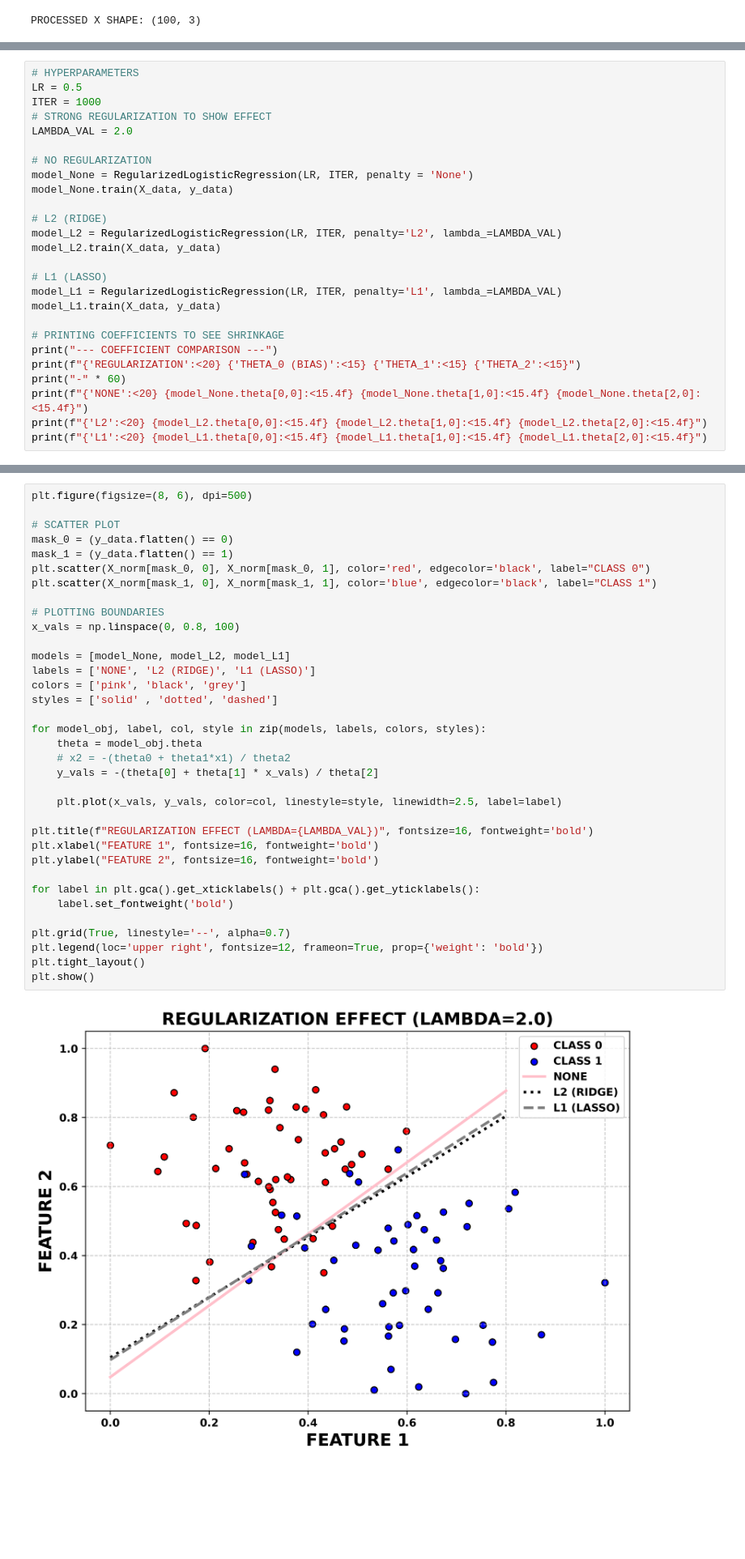
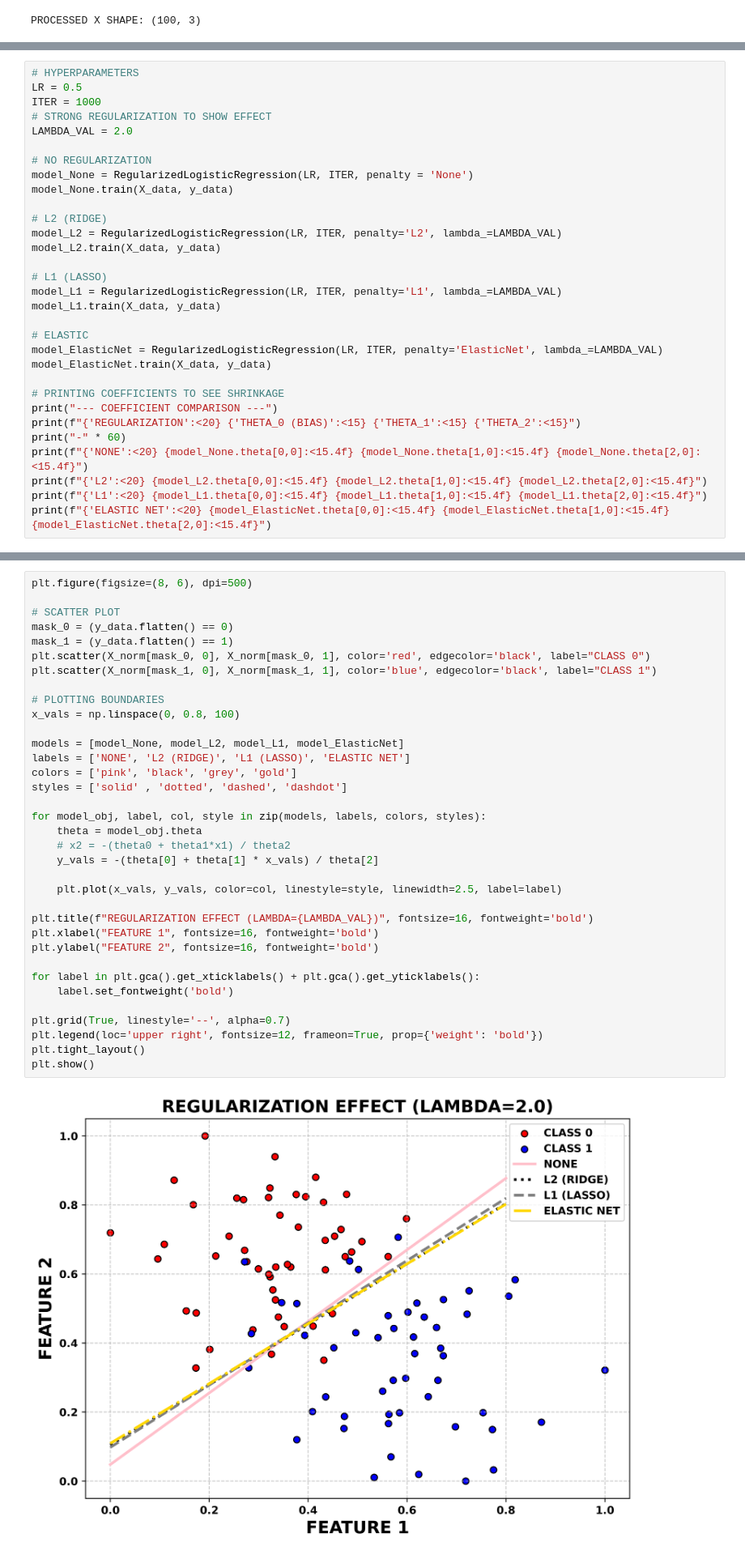
Before and after one commit to DaRkSouL36/LogisticRegression, a Jupyter notebook: LogisticRegression_Regularization.ipynb, the cells around one changed output, grey strips where cells are left out. Shown at 81% size. Cells and saved outputs as stored; diff of their text form; blank space fills up the shorter version.

```diff
--- a/LogisticRegression_Regularization.ipynb
+++ b/LogisticRegression_Regularization.ipynb
@@ -288,6 +288,10 @@ model_L2.train(X_data, y_data)
 model_L1 = RegularizedLogisticRegression(LR, ITER, penalty='L1', lambda_=LAMBDA_VAL)
 model_L1.train(X_data, y_data)
 
+# ELASTIC
+model_ElasticNet = RegularizedLogisticRegression(LR, ITER, penalty='ElasticNet', lambda_=LAMBDA_VAL)
+model_ElasticNet.train(X_data, y_data)
+
 # PRINTING COEFFICIENTS TO SEE SHRINKAGE
 print("--- COEFFICIENT COMPARISON ---")
 print(f"{'REGULARIZATION':<20} {'THETA_0 (BIAS)':<15} {'THETA_1':<15} {'THETA_2':<15}")
@@ -295,6 +299,7 @@ print("-" * 60)
 print(f"{'NONE':<20} {model_None.theta[0,0]:<15.4f} {model_None.theta[1,0]:<15.4f} {model_None.theta[2,0]:<15.4f}")
 print(f"{'L2':<20} {model_L2.theta[0,0]:<15.4f} {model_L2.theta[1,0]:<15.4f} {model_L2.theta[2,0]:<15.4f}")
 print(f"{'L1':<20} {model_L1.theta[0,0]:<15.4f} {model_L1.theta[1,0]:<15.4f} {model_L1.theta[2,0]:<15.4f}")
+print(f"{'ELASTIC NET':<20} {model_ElasticNet.theta[0,0]:<15.4f} {model_ElasticNet.theta[1,0]:<15.4f} {model_ElasticNet.theta[2,0]:<15.4f}")
 # %% [output]
 --- COEFFICIENT COMPARISON ---
 REGULARIZATION       THETA_0 (BIAS)  THETA_1         THETA_2
@@ -310,38 +316,38 @@ plt.figure(figsize=(8, 6), dpi=500)
 
 # SCATTER PLOT
 mask_0 = (y_data.flatten() == 0)
 mask_1 = (y_data.flatten() == 1)
 plt.scatter(X_norm[mask_0, 0], X_norm[mask_0, 1], color='red', edgecolor='black', label="CLASS 0")
 plt.scatter(X_norm[mask_1, 0], X_norm[mask_1, 1], color='blue', edgecolor='black', label="CLASS 1")
 
 # PLOTTING BOUNDARIES
 x_vals = np.linspace(0, 0.8, 100)
 
-models = [model_None, model_L2, model_L1]
-labels = ['NONE', 'L2 (RIDGE)', 'L1 (LASSO)']
-colors = ['pink', 'black', 'grey']
-styles = ['solid' , 'dotted', 'dashed']
+models = [model_None, model_L2, model_L1, model_ElasticNet]
+labels = ['NONE', 'L2 (RIDGE)', 'L1 (LASSO)', 'ELASTIC NET']
+colors = ['pink', 'black', 'grey', 'gold']
+styles = ['solid' , 'dotted', 'dashed', 'dashdot']
 
 for model_obj, label, col, style in zip(models, labels, colors, styles):
     theta = model_obj.theta
     # x2 = -(theta0 + theta1*x1) / theta2
     y_vals = -(theta[0] + theta[1] * x_vals) / theta[2]
 
     plt.plot(x_vals, y_vals, color=col, linestyle=style, linewidth=2.5, label=label)
 
 plt.title(f"REGULARIZATION EFFECT (LAMBDA={LAMBDA_VAL})", fontsize=16, fontweight='bold')
 plt.xlabel("FEATURE 1", fontsize=16, fontweight='bold')
 plt.ylabel("FEATURE 2", fontsize=16, fontweight='bold')
 
 for label in plt.gca().get_xticklabels() + plt.gca().get_yticklabels():
     label.set_fontweight('bold')
 
 plt.grid(True, linestyle='--', alpha=0.7)
 plt.legend(loc='upper right', fontsize=12, frameon=True, prop={'weight': 'bold'})
 plt.tight_layout()
 plt.show()
 # %% [output]
-[figure, old version]
+[figure, new version]
 # %% [markdown]
 ## COEFFICIENT SHRINKAGE VISUALIZATION
 THIS BAR CHART CLEARLY SHOWS HOW L2 & L2 SHRINKS WEIGHTS AND AGGRESSIVELY REDUCES THEM (SOMETIMES TO ZERO).
```
Also changed, not shown: parts of 5 cells of this notebook.
